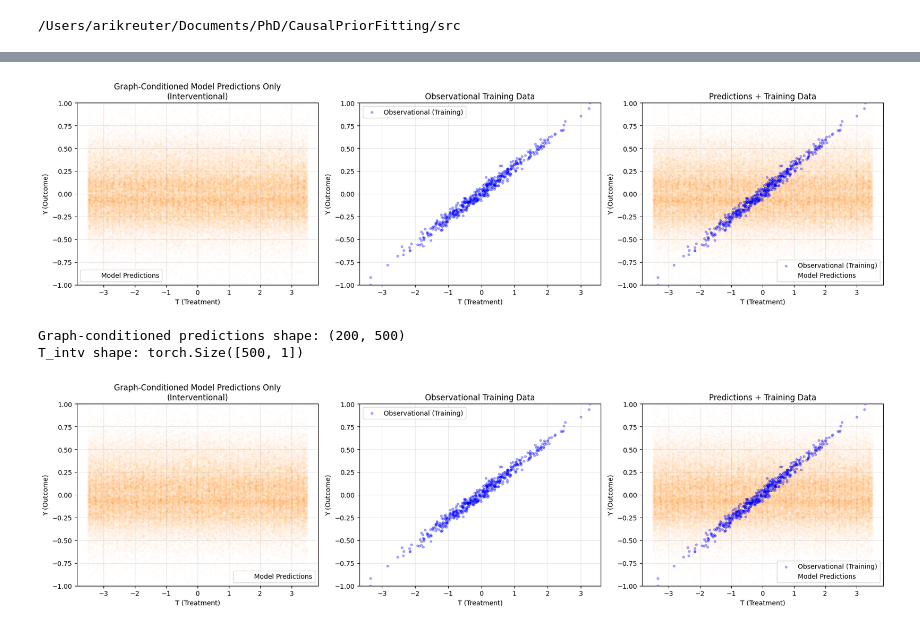
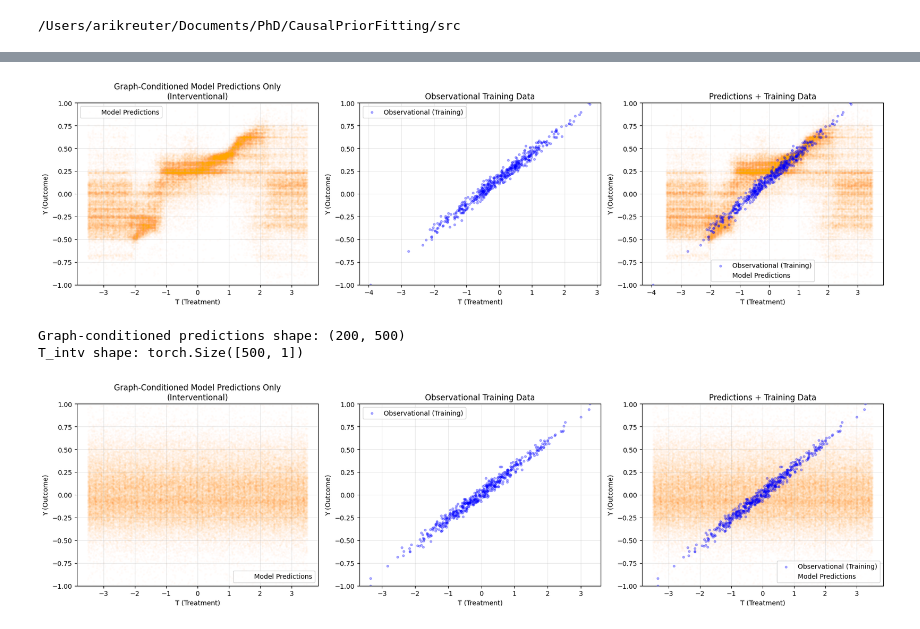
Before and after one commit to elidub/Graphs4CausalFoundationModels, a Jupyter notebook: experiments/GraphConditioning/Notebooks/Bivariate_graph2b.ipynb, the cells around one changed output, grey strips where cells are left out. Drawn from its saved outputs; the diff is of its cells as text; code cells hidden in the pictures.

Commit message:
notebooks with experiments

```diff
--- a/experiments/GraphConditioning/Notebooks/Bivariate_graph2b.ipynb
+++ b/experiments/GraphConditioning/Notebooks/Bivariate_graph2b.ipynb
@@ -38,8 +41,8 @@ intpfn = InterventionalPFNSklearn(
 # Now the config should load properly with the fixed load() method
 intpfn.load()
 
-config_path = "/Users/arikreuter/Documents/PhD/CausalPriorFitting/experiments/GraphConditioning/configs/two_nodes_graph.yaml"
-checkpoint_path = "/Users/arikreuter/Documents/PhD/CausalPriorFitting/experiments/FirstTests/checkpoints/simple_pfn_16675157.0/step_100000.pt"
+config_path = "/Users/arikreuter/Documents/PhD/CausalPriorFitting/experiments/GraphConditioning/checkpoints/simple_pfn_16676602.0/step_50000_config.yaml"
+checkpoint_path = "/Users/arikreuter/Documents/PhD/CausalPriorFitting/experiments/GraphConditioning/checkpoints/simple_pfn_16676602.0/step_50000.pt"
 
 graphintpfn = GraphConditionedInterventionalPFNSklearn(
     config_path=config_path,
@@ -457,7 +460,7 @@ pred_graph_samples = graphintpfn.predict(
     Y_obs = Y_obs_p.numpy(),
     X_intv = X_intv_p.numpy(),
     T_intv = T_intv_p.numpy(),
-    adjacency_matrix = adjacency_matrix_Y_to_T.numpy(),
+    adjacency_matrix = adjacency_matrix_T_to_Y.numpy(),
     prediction_type = "sample",
     num_samples = 200
 )
@@ -533,34 +536,34 @@ if pred_graph_samples.shape[0] == 200:
                 alpha=0.01, s=5, color='orange'
             )
 else:
     # Shape is (n_test, num_samples)
     for i in range(pred_graph_samples.shape[0]):
         if i == 0:
             axs[2].scatter(
                 np.repeat(T_intv_p.numpy().flatten()[i], pred_graph_samples.shape[1]),
                 pred_graph_samples[i, :],
                 alpha=0.01, s=5, color='orange', label='Model Predictions'
             )
         else:
             axs[2].scatter(
                 np.repeat(T_intv_p.numpy().flatten()[i], pred_graph_samples.shape[1]),
                 pred_graph_samples[i, :],
                 alpha=0.01, s=5, color='orange'
             )
 axs[2].set_xlabel("T (Treatment)")
 axs[2].set_ylabel("Y (Outcome)")
 axs[2].set_title("Predictions + Training Data")
 axs[2].grid(True, alpha=0.3)
 axs[2].legend()
 axs[2].set_ylim(-1,1)
 
 plt.tight_layout()
 plt.show()
 
 print(f"Graph-conditioned predictions shape: {pred_graph_samples.shape}")
 print(f"T_intv shape: {T_intv_p.shape}")
 # %% [output]
-[figure, old version]
+[figure, new version]
 Graph-conditioned predictions shape: (200, 500)
 T_intv shape: torch.Size([500, 1])
 # %%
```
Also changed, not shown: parts of 6 cells of this notebook, 6 other files.
